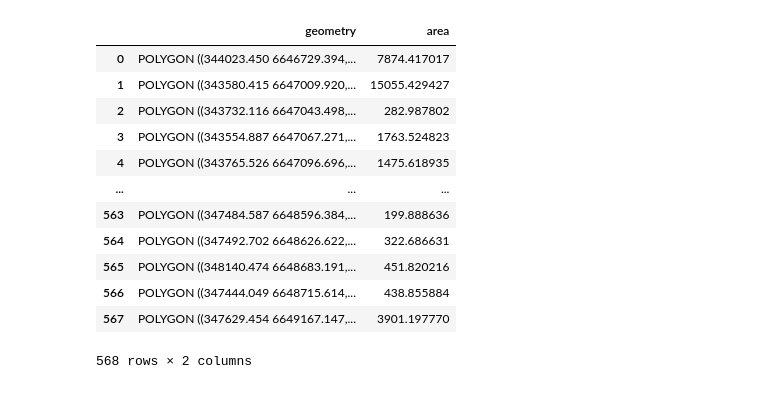
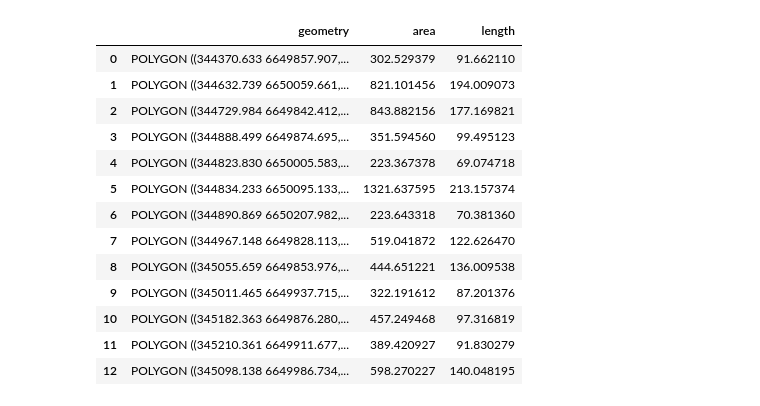
Before and after one commit to aimclub/blocksnet, a Jupyter notebook: examples/4 city_model vacant_area.ipynb, the cells around one changed output. Saved outputs shown, nothing was run; the diff lists cells and outputs as text; code cells hidden in the pictures.

```diff
--- a/examples/4 city_model vacant_area.ipynb
+++ b/examples/4 city_model vacant_area.ipynb
@@ -45,22 +39,23 @@ from masterplan_tools.method.vacant_area import VacantArea
 # %%
 vacant_area = VacantArea(city_model=city_model)
 # %%
-result = vacant_area.get_vacant_area(block=None)
+result = vacant_area.get_vacant_area(block=47)
 result
 # %% [output]
-|  | geometry | area |
-| 0 | POLYGON ((344023.450 6646729.394,... | 7874.417017 |
-| 1 | POLYGON ((343580.415 6647009.920,... | 15055.429427 |
-| 2 | POLYGON ((343732.116 6647043.498,... | 282.987802 |
-| 3 | POLYGON ((343554.887 6647067.271,... | 1763.524823 |
-| 4 | POLYGON ((343765.526 6647096.696,... | 1475.618935 |
-| ... | ... | ... |
-| 563 | POLYGON ((347484.587 6648596.384,... | 199.888636 |
-| 564 | POLYGON ((347492.702 6648626.622,... | 322.686631 |
-| 565 | POLYGON ((348140.474 6648683.191,... | 451.820216 |
-| 566 | POLYGON ((347444.049 6648715.614,... | 438.855884 |
-| 567 | POLYGON ((347629.454 6649167.147,... | 3901.197770 |
+|  | geometry | area | length |
+| 0 | POLYGON ((344370.633 6649857.907,... | 302.529379 | 91.662110 |
+| 1 | POLYGON ((344632.739 6650059.661,... | 821.101456 | 194.009073 |
+| 2 | POLYGON ((344729.984 6649842.412,... | 843.882156 | 177.169821 |
+| 3 | POLYGON ((344888.499 6649874.695,... | 351.594560 | 99.495123 |
+| 4 | POLYGON ((344823.830 6650005.583,... | 223.367378 | 69.074718 |
+| 5 | POLYGON ((344834.233 6650095.133,... | 1321.637595 | 213.157374 |
+| 6 | POLYGON ((344890.869 6650207.982,... | 223.643318 | 70.381360 |
+| 7 | POLYGON ((344967.148 6649828.113,... | 519.041872 | 122.626470 |
+| 8 | POLYGON ((345055.659 6649853.976,... | 444.651221 | 136.009538 |
+| 9 | POLYGON ((345011.465 6649937.715,... | 322.191612 | 87.201376 |
+| 10 | POLYGON ((345182.363 6649876.280,... | 457.249468 | 97.316819 |
+| 11 | POLYGON ((345210.361 6649911.677,... | 389.420927 | 91.830279 |
+| 12 | POLYGON ((345098.138 6649986.734,... | 598.270227 | 140.048195 |
-568 rows × 2 columns
 # %%
 result.explore()
 # %% [output]
```
Also changed, not shown: parts of 1 cell of this notebook, 1 other file.
